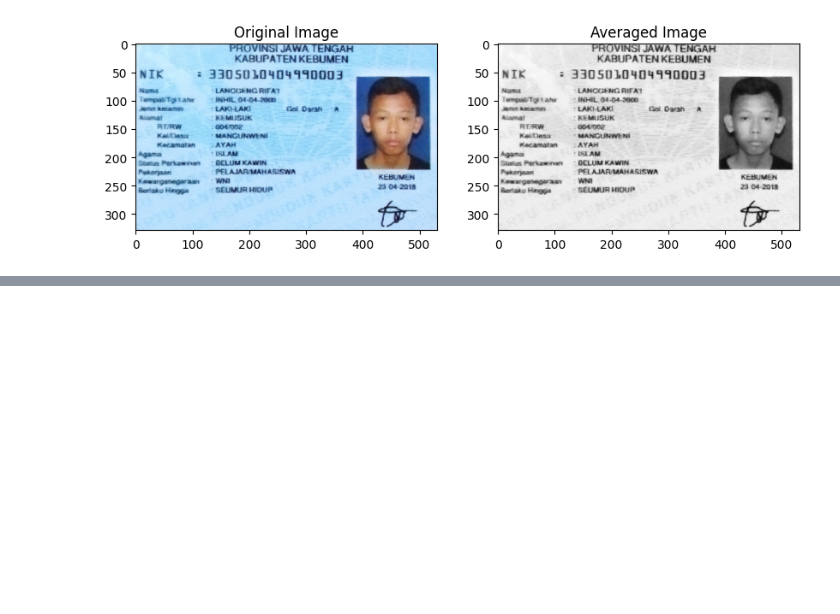
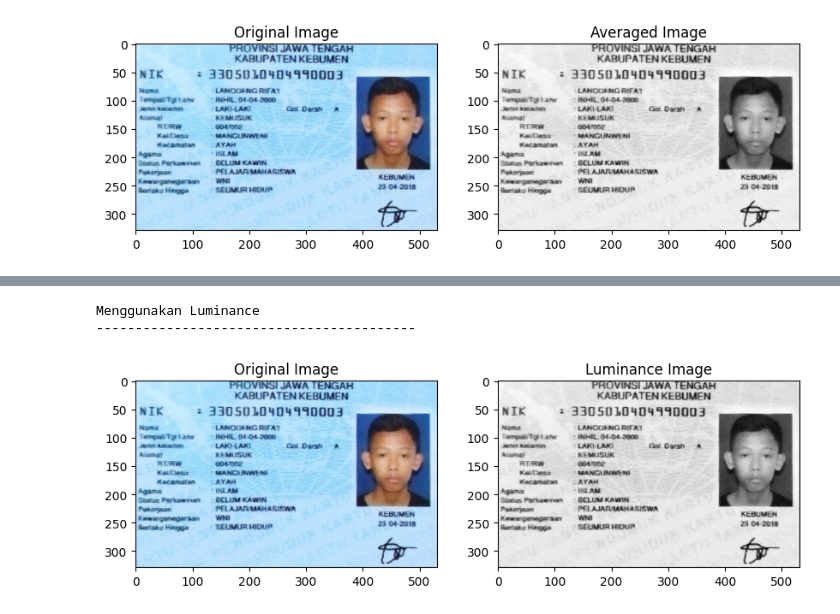
Before and after one commit to RofiqAulia/PCVK_Ganjil_2024, a Jupyter notebook: Week3.ipynb, the cells around one changed output, grey strips where cells are left out. Drawn from its saved outputs; the diff is of its cells as text; code cells hidden in the pictures; blank space fills up the shorter version.

```diff
--- a/Week3.ipynb
+++ b/Week3.ipynb
@@ -202,0 +244,46 @@ Menggunakan Averaging
+# %%
+import cv2 as cv
+import matplotlib.pyplot as plt
+import numpy as np
+
+print("Menggunakan Luminance")
+print("-----------------------------------------")
+
+# Load the image
+original = cv.imread("/content/drive/MyDrive/PCVK/Images/ktp-kebumen.jpeg")
+if original is None:
+    print("Error: Gambar tidak ditemukan atau path salah.")
+else:
+    # Convert image to float32 for precision in calculations
+    original_float = original.astype(np.float32)
+
+    # Extract R, G, B channels
+    B = original_float[:, :, 0]
+    G = original_float[:, :, 1]
+    R = original_float[:, :, 2]
+
+    # Apply the luminance formula Y' = 0.299 * R + 0.587 * G + 0.114 * B
+    luminance = 0.299 * R + 0.587 * G + 0.114 * B
+
+    # Convert back to uint8 (8-bit) format
+    luminance = luminance.astype(np.uint8)
+
+    # Display each image separately using matplotlib
+    plt.figure(figsize=(10, 5))
+
+    # Display original image
+    plt.subplot(1, 2, 1)
+    plt.imshow(cv.cvtColor(original, cv.COLOR_BGR2RGB))
+    plt.title('Original Image')
+
+    # Display luminance image (grayscale)
+    plt.subplot(1, 2, 2)
+    plt.imshow(luminance, cmap='gray')
+    plt.title('Luminance Image')
+
+    # Show the plot
+    plt.show()
+# %% [output]
+Menggunakan Luminance
+-----------------------------------------
+[figure, added]
```
Also changed, not shown: parts of 2 cells of this notebook.
